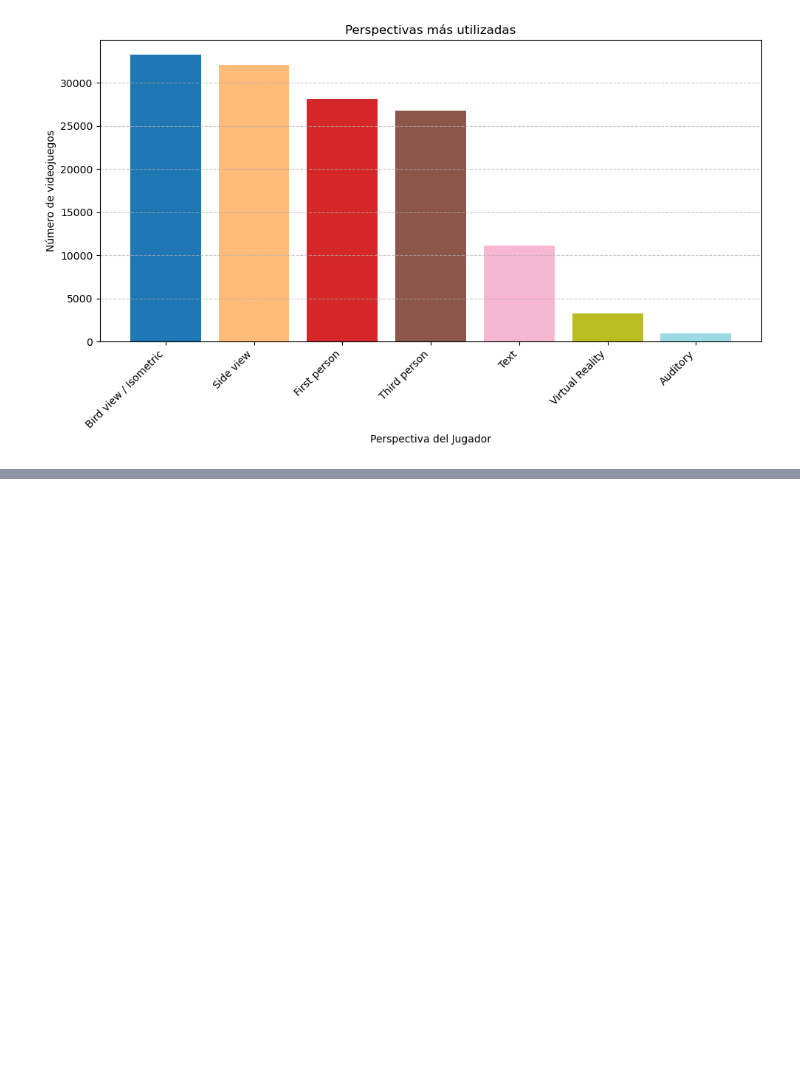
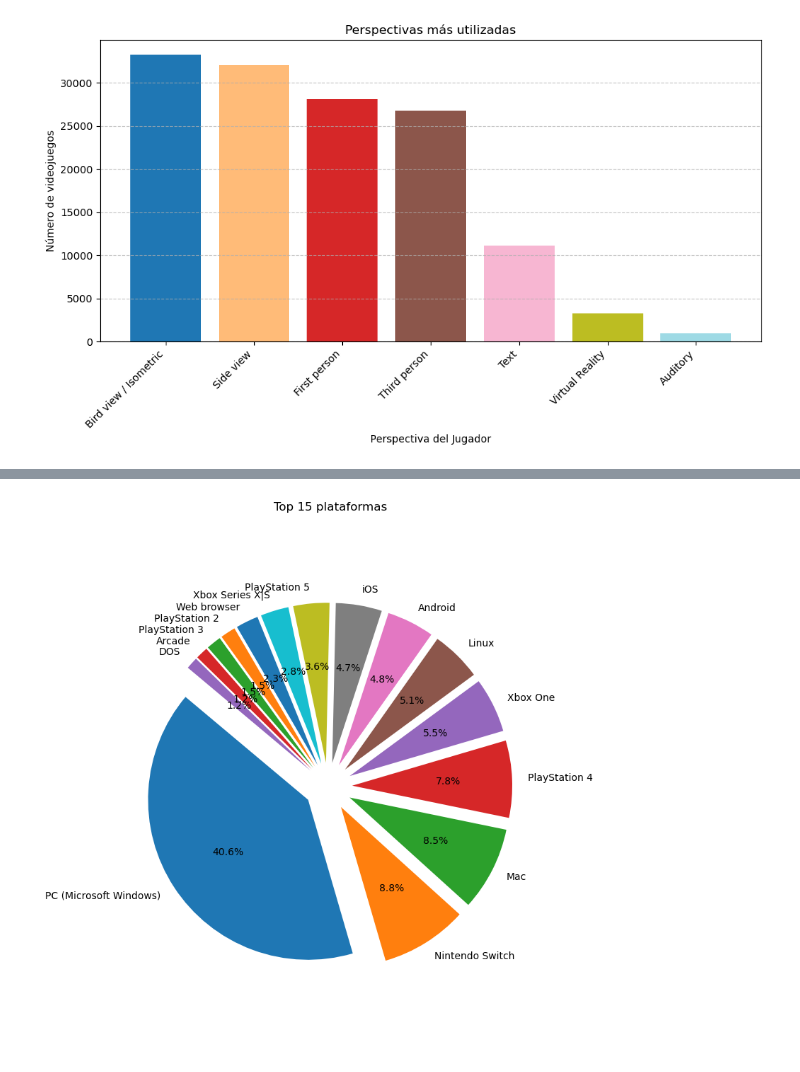
Before and after one commit to kiralot/Proyecto_Hackaboss_1, a Jupyter notebook: main.ipynb, the cells around one changed output, grey strips where cells are left out. Saved outputs shown, nothing was run; the diff lists cells and outputs as text; code cells hidden in the pictures; blank space fills up the shorter version.

```diff
--- a/main.ipynb
+++ b/main.ipynb
@@ -235,0 +274,33 @@ numero_videojuegos_por_perspectiva(data)
+# %%
+def num_platforms(data):
+    if 'platforms' in data.df.columns:
+
+        platform_names = []
+
+        # Borramos nulos, comprobamos si es un diccionario, y extraemos nombres
+        for row in data.df['platforms'].dropna():
+            for i in row:
+                if isinstance(i, dict):
+                    name = i.get('name')
+                    if name:
+                        platform_names.append(name)
+        top = Counter(platform_names).most_common(15)
+
+        if top:
+            labels, counts = zip(*top)
+
+            # Crear una pequeña separación entre los "quesitos"
+            explode = [0.15]*len(counts)  # 5% de separación para cada porción
+
+            # Graficar pie chart
+            plt.figure(figsize=(8, 8))
+            plt.pie(counts, labels=labels, autopct='%1.1f%%', startangle=140,
+                    explode=explode, shadow=False)
+            plt.title("Top 15 plataformas")
+            plt.axis('equal')  # Hace que el círculo esté bien proporcionado
+            plt.tight_layout()
+            plt.show()
+# %%
+num_platforms(data_1)
+# %% [output]
+[figure, added]
```
Also changed, not shown: parts of 6 cells of this notebook.
